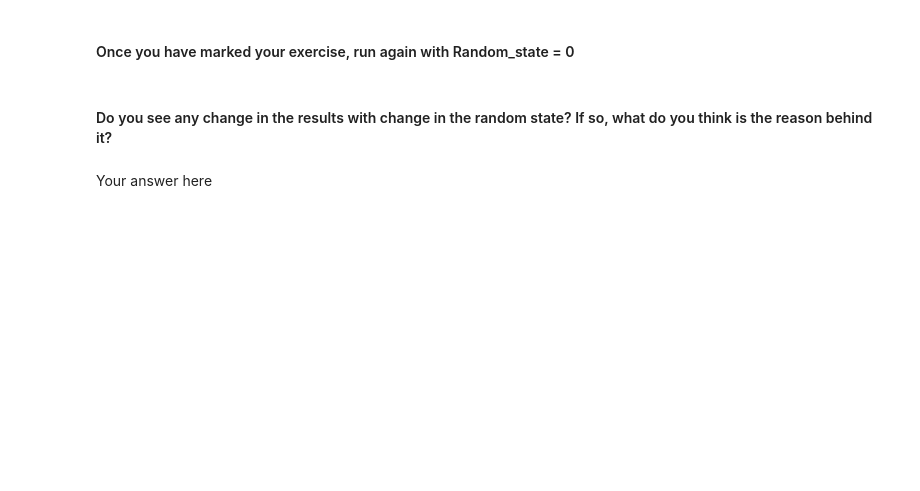
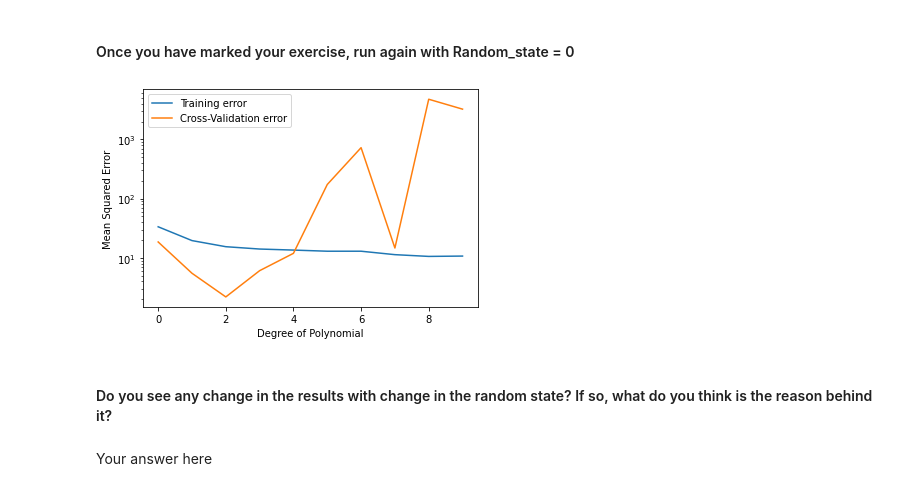
Before and after one commit to Harvard-IACS/2020-CS109A, a Jupyter notebook: content/lectures/lecture07/notebook/s2-exd2-challenge.ipynb, the cells around one changed output. Saved outputs shown, nothing was run; the diff lists cells and outputs as text; code cells hidden in the pictures; blank space fills up the shorter version.

```diff
--- a/content/lectures/lecture07/notebook/s2-exd2-challenge.ipynb
+++ b/content/lectures/lecture07/notebook/s2-exd2-challenge.ipynb
@@ -75,7 +75,7 @@ y = df.y.values
 ### edTest(test_random) ###
 
 #Split the data into train and validation sets with 75% for training and with a random_state=1
-x_train, x_val, y_train, y_val = train_test_split(___)
+x_train, x_val, y_train, y_val = train_test_split(x, y, train_size=0.75, random_state=0)
 # %% [markdown]
 ### Computing the MSE
 # %%
@@ -88,33 +88,33 @@ maxdeg = 10
 training_error, validation_error, cross_validation_error = [],[],[]
 
 #Run a for loop through the degrees of the polynomial, fit linear regression, predict y values and calculate the training and testing errors and update it to the list
-for d in range(___):
+for d in range(maxdeg):
 
     #Compute the polynomial features for the entire data, train data and validation data
-    x_poly_train = PolynomialFeatures(___).fit_transform(___)
-    x_poly_val = PolynomialFeatures(___).fit_transform(___)
-    x_poly = PolynomialFeatures(___).fit_transform(___)
+    x_poly_train = PolynomialFeatures(d).fit_transform(x_train)
+    x_poly_val = PolynomialFeatures(d).fit_transform(x_val)
+    x_poly = PolynomialFeatures(d).fit_transform(x)
 
     #Get a Linear Regression object
     lreg = LinearRegression()
 
     #Perform cross-validation on the entire data with 10 folds and get the mse_scores
-    mse_score = cross_validate(___)
+    mse_score = cross_validate(lreg, x_poly, y, cv=10)
 
     #Fit model on the training set
-    lreg.fit(___)
+    lreg.fit(x_poly_train, y_train)
 
     #Predict of the training and validation set
-    y_train_pred = lreg.predict(___)
-    y_val_pred = lreg.predict(___)
+    y_train_pred = lreg.predict(x_poly_train)
+    y_val_pred = lreg.predict(x_poly_val)
 
     #Compute the train and validation MSE
-    training_error.append(mean_squared_error(___))
-    validation_error.append(mean_squared_error(___))
+    training_error.append(mean_squared_error(y_train, y_train_pred))
+    validation_error.append(mean_squared_error(y_val, y_val_pred))
 
     #Compute the mean of the cross validation error and store in list
     #Remember to take into account the sign of the MSE metric returned by the cross_validate function
-    cross_validation_error.append(___)
+    cross_validation_error.append(np.abs(np.mean(mse_score['test_score'])))
 # %% [markdown]
 ### Finding the best degree
 # %%
@@ -155,5 +160,25 @@ plt.show()
 # %% [markdown]
 #### Once you have marked your exercise, run again with Random_state = 0
+# %%
+# Plot the errors as a function of increasing d value to visualise the training and validation errors
+
+fig, ax = plt.subplots()
+
+#Plot the training error with labels
+ax.plot(range(maxdeg), training_error, label = 'Training error')
+
+#Plot the cross-validation error with labels
+ax.plot(range(maxdeg), cross_validation_error, label = 'Cross-Validation error')
+
+# Set the plot labels and legends
+
+ax.set_xlabel('Degree of Polynomial')
+ax.set_ylabel('Mean Squared Error')
+ax.legend(loc = 'best')
+ax.set_yscale('log')
+plt.show()
+# %% [output]
+[figure, added]
 # %% [markdown]
 #### Do you see any change in the results with change in the random state? If so, what do you think is the reason behind it?
 # %% [markdown]
```
Also changed, not shown: parts of 2 cells of this notebook, 1 other file.
